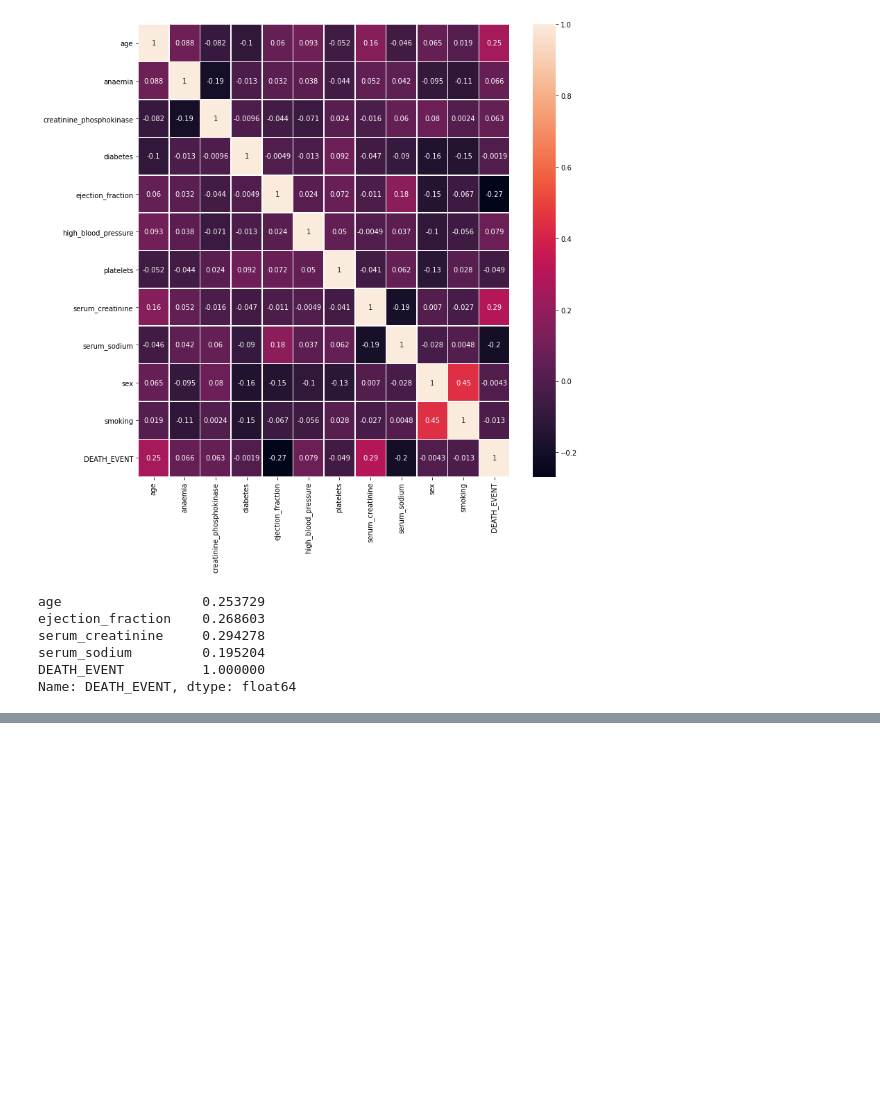
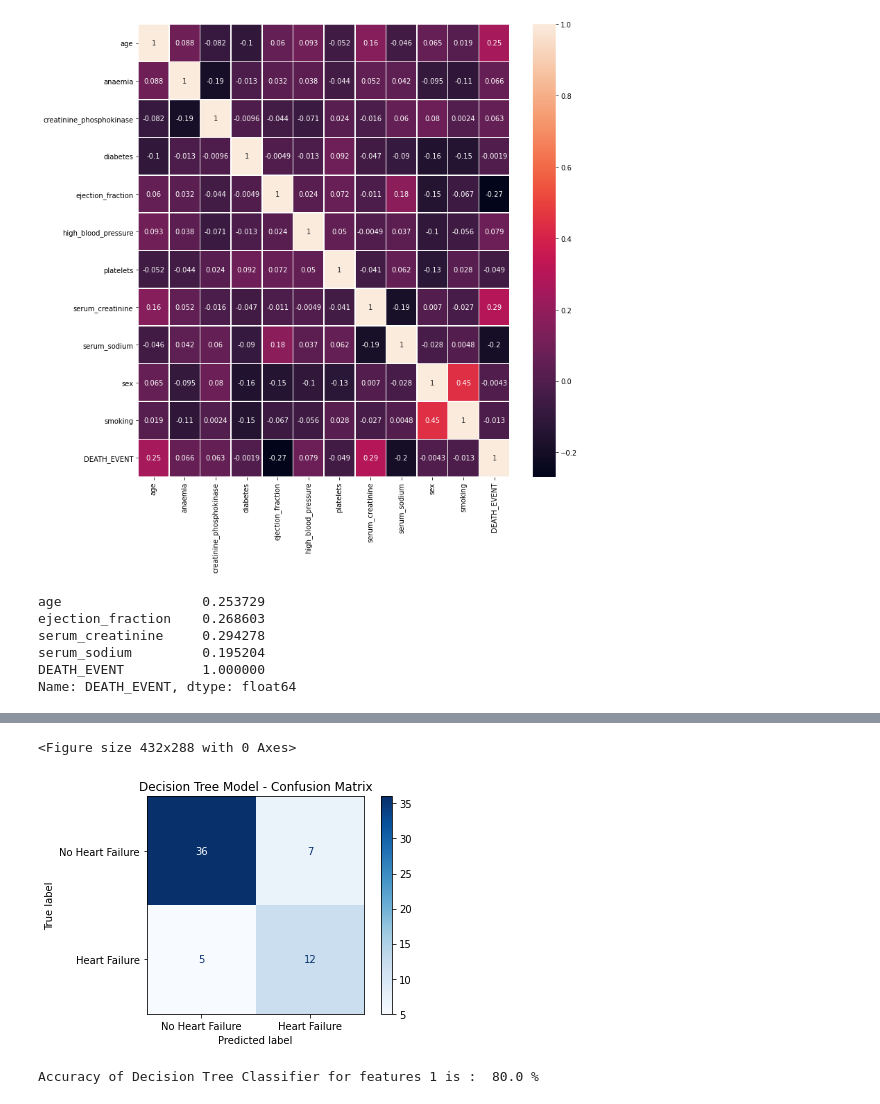
Before and after one commit to jrothbe3/Heart-Failure-Prediction, a Jupyter notebook: notebook.ipynb, the cells around one changed output, grey strips where cells are left out. Saved outputs shown, nothing was run; the diff lists cells and outputs as text; code cells hidden in the pictures; blank space fills up the shorter version.

```diff
--- a/notebook.ipynb
+++ b/notebook.ipynb
@@ -92,0 +118,21 @@ features2y = ds.iloc[:,-1].values # 'DEATH_EVENT'
+# %%
+#train and predict with max num leaves = 7
+dec_tree_classifier = DecisionTreeClassifier(max_leaf_nodes=7, random_state=0, criterion='entropy')
+dec_tree_classifier.fit(x_train, y_train)
+prediction = dec_tree_classifier.predict(x_test)
+conf_matrix = confusion_matrix(y_test, prediction)
+acc_score = accuracy_score(y_test, prediction)
+
+plt.figure()
+#plot_confusion_matrix(conf_matrix, figsize=(12,8), hide_ticks=True, cmap=plt.cm.Blues)
+plot_confusion_matrix(dec_tree_classifier, x_test, y_test, cmap=plt.cm.Blues)
+plt.title("Decision Tree Model - Confusion Matrix")
+plt.xticks(range(2), ["No Heart Failure","Heart Failure"], fontsize=10)
+plt.yticks(range(2), ["No Heart Failure","Heart Failure"], fontsize=10)
+plt.show()
+
+print("Accuracy of Decision Tree Classifier for features 1 is : ",100* acc_score, "%")
+# %% [output]
+<Figure size 432x288 with 0 Axes>
+[figure, added]
+Accuracy of Decision Tree Classifier for features 1 is :  80.0 %
```
Also changed, not shown: parts of 7 cells of this notebook.
